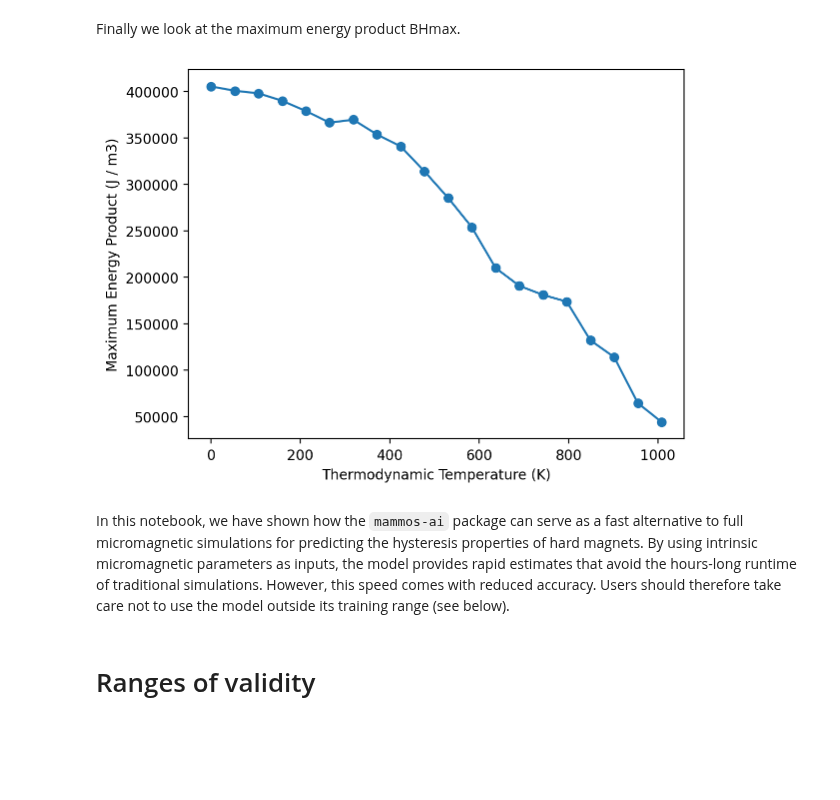
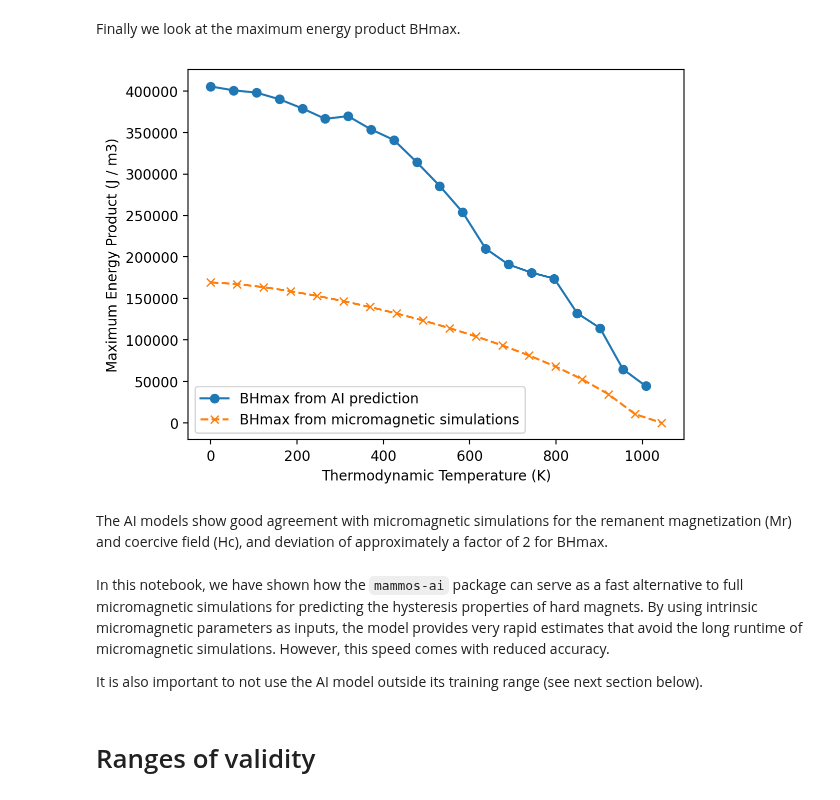
Before and after one commit to MaMMoS-project/mammos, a Jupyter notebook: examples/hard-magnet-ai-surrogate-model.ipynb, the cells around one changed output. Drawn from its saved outputs; the diff is of its cells as text; code cells hidden in the pictures; blank space fills up the shorter version.

```diff
--- a/examples/hard-magnet-ai-surrogate-model.ipynb
+++ b/examples/hard-magnet-ai-surrogate-model.ipynb
@@ -115,0 +116,3 @@ We known that the remanence Mr for hard magnets is approximately the saturation
+# %%
+properties_mumag = me.io.entities_from_file("data/hard-magnet-ai-surrogate-model/hystloop_extrinsic_properties.csv")
+properties_mumag
@@ -132,13 +167,25 @@ plt.ylabel(me.Hc().axis_label);
 # %% [markdown]
 Finally we look at the maximum energy product BHmax.
 # %%
-plt.plot(T, results_ai.BHmax.value, linestyle="-", marker="o")
+plt.plot(T, results_ai.BHmax.value, linestyle="-", marker="o", label="BHmax from AI prediction")
+plt.plot(
+    properties_mumag.T.value,
+    properties_mumag.BHmax.value,
+    linestyle="--",
+    marker="x",
+    label="BHmax from micromagnetic simulations",
+)
 plt.xlabel(me.T().axis_label)
-plt.ylabel(me.BHmax().axis_label);
+plt.ylabel(me.BHmax().axis_label)
+plt.legend();
 # %% [output]
-[figure, old version]
+[figure, new version]
+# %% [markdown]
+The AI models show good agreement with micromagnetic simulations for the remanent magnetization (Mr) and coercive field (Hc), and deviation of approximately a factor of 2 for BHmax.
 # %% [markdown]
-In this notebook, we have shown how the `mammos-ai` package can serve as a fast alternative to full micromagnetic simulations for predicting the hysteresis properties of hard magnets. By using intrinsic micromagnetic parameters as inputs, the model provides rapid estimates that avoid the hours-long runtime of traditional simulations. However, this speed comes with reduced accuracy. Users should therefore take care not to use the model outside its training range (see below).
+In this notebook, we have shown how the `mammos-ai` package can serve as a fast alternative to full micromagnetic simulations for predicting the hysteresis properties of hard magnets. By using intrinsic micromagnetic parameters as inputs, the model provides very rapid estimates that avoid the long runtime of micromagnetic simulations. However, this speed comes with reduced accuracy.
+
+It is also important to not use the AI model outside its training range (see next section below).
 # %% [markdown]
 # Ranges of validity
 # %% [markdown]
```
Also changed, not shown: parts of 8 cells of this notebook, 1 other file.
